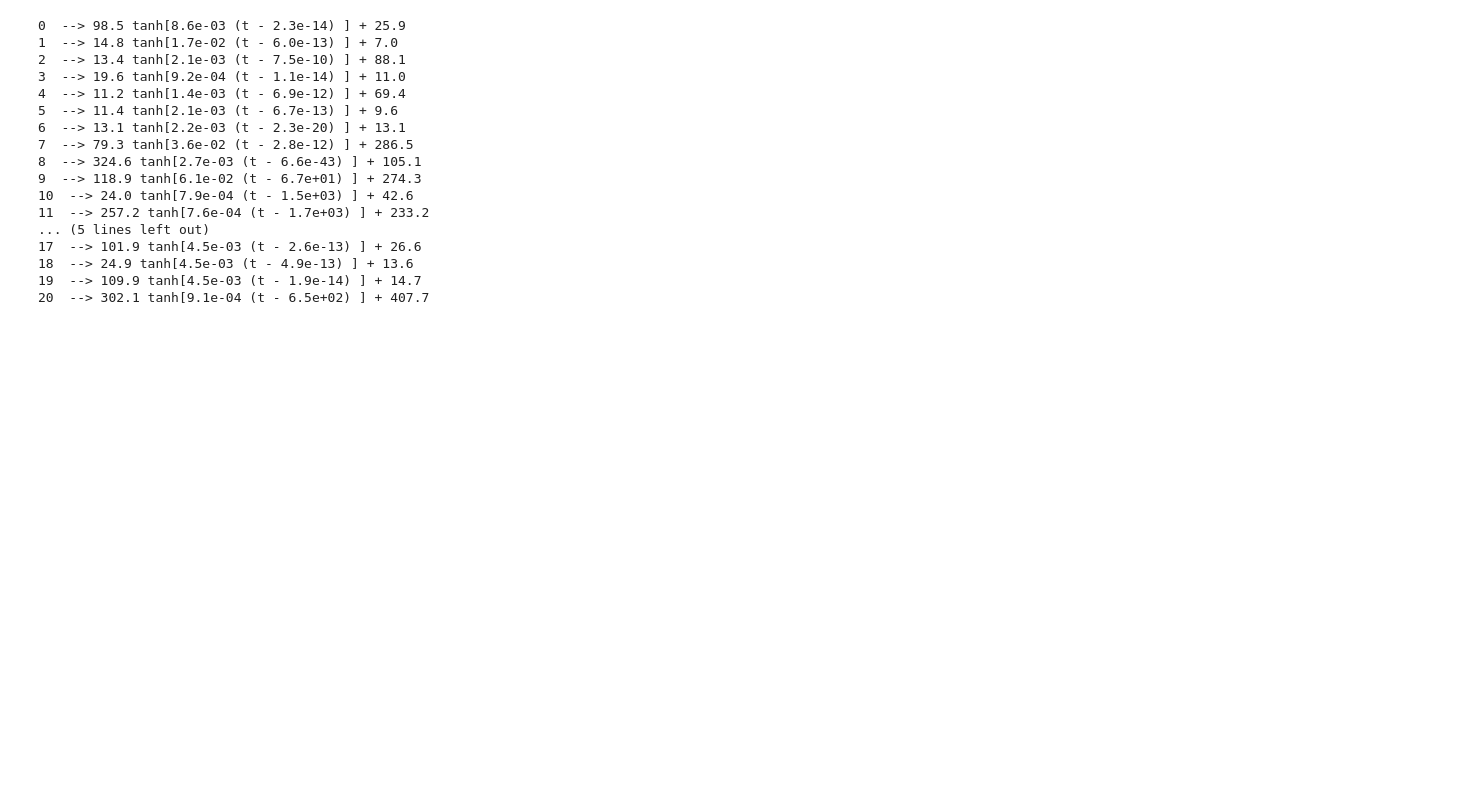
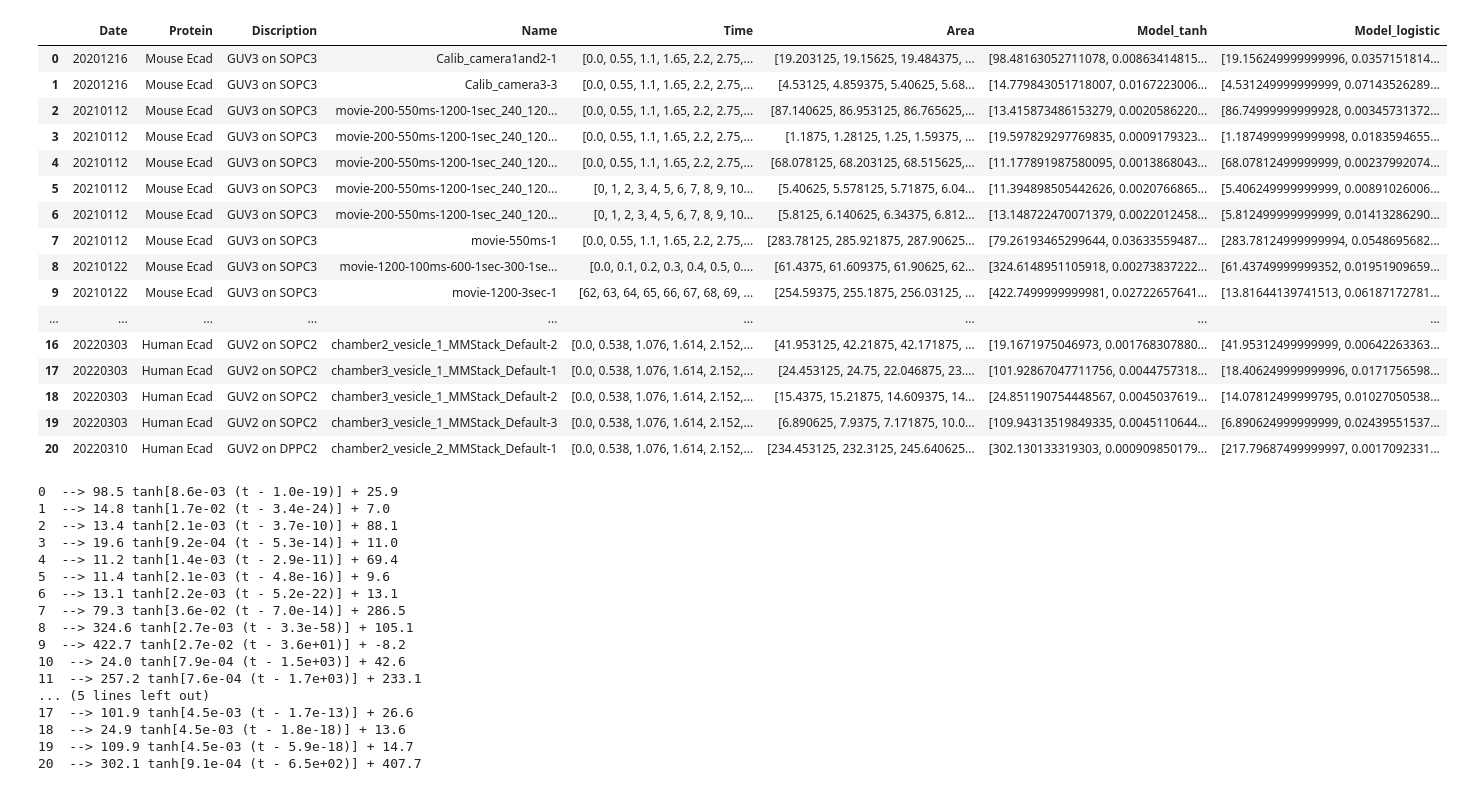
Before and after one commit to ahmed344/growth-curves, a Jupyter notebook: curves_table.ipynb, the cells around one changed output. Drawn from its saved outputs; the diff is of its cells as text; code cells hidden in the pictures; blank space fills up the shorter version.

```diff
--- a/curves_table.ipynb
+++ b/curves_table.ipynb
@@ -36,21 +60,51 @@ plt.savefig('Results/initial_area_curves_1')
+# %%
+# Save the initial data frame with proper name
+df.to_pickle('Results/initial_area_curves_2.pkl')
+
+# Add columns for the model to the data frame
+df['Model_tanh'] = parameters_tanh
+df['Model_logistic'] = parameters_logistic
+
+# Save the results data frame
+df.to_pickle('Results/result_area_curves_2.pkl')
+
+df
+# %% [output]
+|  | Date | Protein | Discription | Name | Time | Area | Model_tanh | Model_logistic |
+| 0 | 20201216 | Mouse Ecad | GUV3 on SOPC3 | Calib_camera1and2-1 | [0.0, 0.55, 1.1, 1.65, 2.2, 2.75,... | [19.203125, 19.15625, 19.484375, ... | [98.48163052711078, 0.00863414815... | [19.156249999999996, 0.0357151814... |
+| 1 | 20201216 | Mouse Ecad | GUV3 on SOPC3 | Calib_camera3-3 | [0.0, 0.55, 1.1, 1.65, 2.2, 2.75,... | [4.53125, 4.859375, 5.40625, 5.68... | [14.779843051718007, 0.0167223006... | [4.531249999999999, 0.07143526289... |
+| 2 | 20210112 | Mouse Ecad | GUV3 on SOPC3 | movie-200-550ms-1200-1sec_240_120... | [0.0, 0.55, 1.1, 1.65, 2.2, 2.75,... | [87.140625, 86.953125, 86.765625,... | [13.415873486153279, 0.0020586220... | [86.74999999999928, 0.00345731372... |
+| 3 | 20210112 | Mouse Ecad | GUV3 on SOPC3 | movie-200-550ms-1200-1sec_240_120... | [0.0, 0.55, 1.1, 1.65, 2.2, 2.75,... | [1.1875, 1.28125, 1.25, 1.59375, ... | [19.597829297769835, 0.0009179323... | [1.1874999999999998, 0.0183594655... |
+| 4 | 20210112 | Mouse Ecad | GUV3 on SOPC3 | movie-200-550ms-1200-1sec_240_120... | [0.0, 0.55, 1.1, 1.65, 2.2, 2.75,... | [68.078125, 68.203125, 68.515625,... | [11.177891987580095, 0.0013868043... | [68.07812499999999, 0.00237992074... |
+| 5 | 20210112 | Mouse Ecad | GUV3 on SOPC3 | movie-200-550ms-1200-1sec_240_120... | [0, 1, 2, 3, 4, 5, 6, 7, 8, 9, 10... | [5.40625, 5.578125, 5.71875, 6.04... | [11.394898505442626, 0.0020766865... | [5.406249999999999, 0.00891026006... |
+| 6 | 20210112 | Mouse Ecad | GUV3 on SOPC3 | movie-200-550ms-1200-1sec_240_120... | [0, 1, 2, 3, 4, 5, 6, 7, 8, 9, 10... | [5.8125, 6.140625, 6.34375, 6.812... | [13.148722470071379, 0.0022012458... | [5.812499999999999, 0.01413286290... |
+| 7 | 20210112 | Mouse Ecad | GUV3 on SOPC3 | movie-550ms-1 | [0.0, 0.55, 1.1, 1.65, 2.2, 2.75,... | [283.78125, 285.921875, 287.90625... | [79.26193465299644, 0.03633559487... | [283.78124999999994, 0.0548695682... |
+| 8 | 20210122 | Mouse Ecad | GUV3 on SOPC3 | movie-1200-100ms-600-1sec-300-1se... | [0.0, 0.1, 0.2, 0.3, 0.4, 0.5, 0.... | [61.4375, 61.609375, 61.90625, 62... | [324.6148951105918, 0.00273837222... | [61.43749999999352, 0.01951909659... |
+| 9 | 20210122 | Mouse Ecad | GUV3 on SOPC3 | movie-1200-3sec-1 | [62, 63, 64, 65, 66, 67, 68, 69, ... | [254.59375, 255.1875, 256.03125, ... | [422.7499999999981, 0.02722657641... | [13.81644139741513, 0.06187172781... |
+| ... | ... | ... | ... | ... | ... | ... | ... | ... |
+| 16 | 20220303 | Human Ecad | GUV2 on SOPC2 | chamber2_vesicle_1_MMStack_Default-2 | [0.0, 0.538, 1.076, 1.614, 2.152,... | [41.953125, 42.21875, 42.171875, ... | [19.1671975046973, 0.001768307880... | [41.95312499999999, 0.00642263363... |
+| 17 | 20220303 | Human Ecad | GUV2 on SOPC2 | chamber3_vesicle_1_MMStack_Default-1 | [0.0, 0.538, 1.076, 1.614, 2.152,... | [24.453125, 24.75, 22.046875, 23.... | [101.92867047711756, 0.0044757318... | [18.406249999999996, 0.0171756598... |
+| 18 | 20220303 | Human Ecad | GUV2 on SOPC2 | chamber3_vesicle_1_MMStack_Default-2 | [0.0, 0.538, 1.076, 1.614, 2.152,... | [15.4375, 15.21875, 14.609375, 14... | [24.851190754448567, 0.0045037619... | [14.07812499999795, 0.01027050538... |
+| 19 | 20220303 | Human Ecad | GUV2 on SOPC2 | chamber3_vesicle_1_MMStack_Default-3 | [0.0, 0.538, 1.076, 1.614, 2.152,... | [6.890625, 7.9375, 7.171875, 10.0... | [109.94313519849335, 0.0045110644... | [6.890624999999999, 0.02439551537... |
+| 20 | 20220310 | Human Ecad | GUV2 on DPPC2 | chamber2_vesicle_2_MMStack_Default-1 | [0.0, 0.538, 1.076, 1.614, 2.152,... | [234.453125, 232.3125, 245.640625... | [302.130133319303, 0.000909850179... | [217.79687499999997, 0.0017092331... |
 # %%
-for i, parameter in enumerate(parameters):
-    print(i, ' --> {:.1f} tanh[{:.1e} (t - {:.1e}) ] + {:.1f}'.format(*parameter))
+for i, parameter in enumerate(parameters_tanh):
+    print(i, ' --> {:.1f} tanh[{:.1e} (t - {:.1e})] + {:.1f}'.format(*parameter))
 # %% [output]
-0  --> 98.5 tanh[8.6e-03 (t - 2.3e-14) ] + 25.9
-1  --> 14.8 tanh[1.7e-02 (t - 6.0e-13) ] + 7.0
-2  --> 13.4 tanh[2.1e-03 (t - 7.5e-10) ] + 88.1
-3  --> 19.6 tanh[9.2e-04 (t - 1.1e-14) ] + 11.0
-4  --> 11.2 tanh[1.4e-03 (t - 6.9e-12) ] + 69.4
-5  --> 11.4 tanh[2.1e-03 (t - 6.7e-13) ] + 9.6
-6  --> 13.1 tanh[2.2e-03 (t - 2.3e-20) ] + 13.1
-7  --> 79.3 tanh[3.6e-02 (t - 2.8e-12) ] + 286.5
-8  --> 324.6 tanh[2.7e-03 (t - 6.6e-43) ] + 105.1
-9  --> 118.9 tanh[6.1e-02 (t - 6.7e+01) ] + 274.3
-10  --> 24.0 tanh[7.9e-04 (t - 1.5e+03) ] + 42.6
-11  --> 257.2 tanh[7.6e-04 (t - 1.7e+03) ] + 233.2
+0  --> 98.5 tanh[8.6e-03 (t - 1.0e-19)] + 25.9
+1  --> 14.8 tanh[1.7e-02 (t - 3.4e-24)] + 7.0
+2  --> 13.4 tanh[2.1e-03 (t - 3.7e-10)] + 88.1
+3  --> 19.6 tanh[9.2e-04 (t - 5.3e-14)] + 11.0
+4  --> 11.2 tanh[1.4e-03 (t - 2.9e-11)] + 69.4
+5  --> 11.4 tanh[2.1e-03 (t - 4.8e-16)] + 9.6
+6  --> 13.1 tanh[2.2e-03 (t - 5.2e-22)] + 13.1
+7  --> 79.3 tanh[3.6e-02 (t - 7.0e-14)] + 286.5
+8  --> 324.6 tanh[2.7e-03 (t - 3.3e-58)] + 105.1
+9  --> 422.7 tanh[2.7e-02 (t - 3.6e+01)] + -8.2
+10  --> 24.0 tanh[7.9e-04 (t - 1.5e+03)] + 42.6
+11  --> 257.2 tanh[7.6e-04 (t - 1.7e+03)] + 233.1
 ... (5 lines left out)
-17  --> 101.9 tanh[4.5e-03 (t - 2.6e-13) ] + 26.6
-18  --> 24.9 tanh[4.5e-03 (t - 4.9e-13) ] + 13.6
-19  --> 109.9 tanh[4.5e-03 (t - 1.9e-14) ] + 14.7
-20  --> 302.1 tanh[9.1e-04 (t - 6.5e+02) ] + 407.7
+17  --> 101.9 tanh[4.5e-03 (t - 1.7e-13)] + 26.6
+18  --> 24.9 tanh[4.5e-03 (t - 1.8e-18)] + 13.6
+19  --> 109.9 tanh[4.5e-03 (t - 5.9e-18)] + 14.7
+20  --> 302.1 tanh[9.1e-04 (t - 6.5e+02)] + 407.7
```
Also changed, not shown: parts of 6 cells of this notebook, 1 other file.
